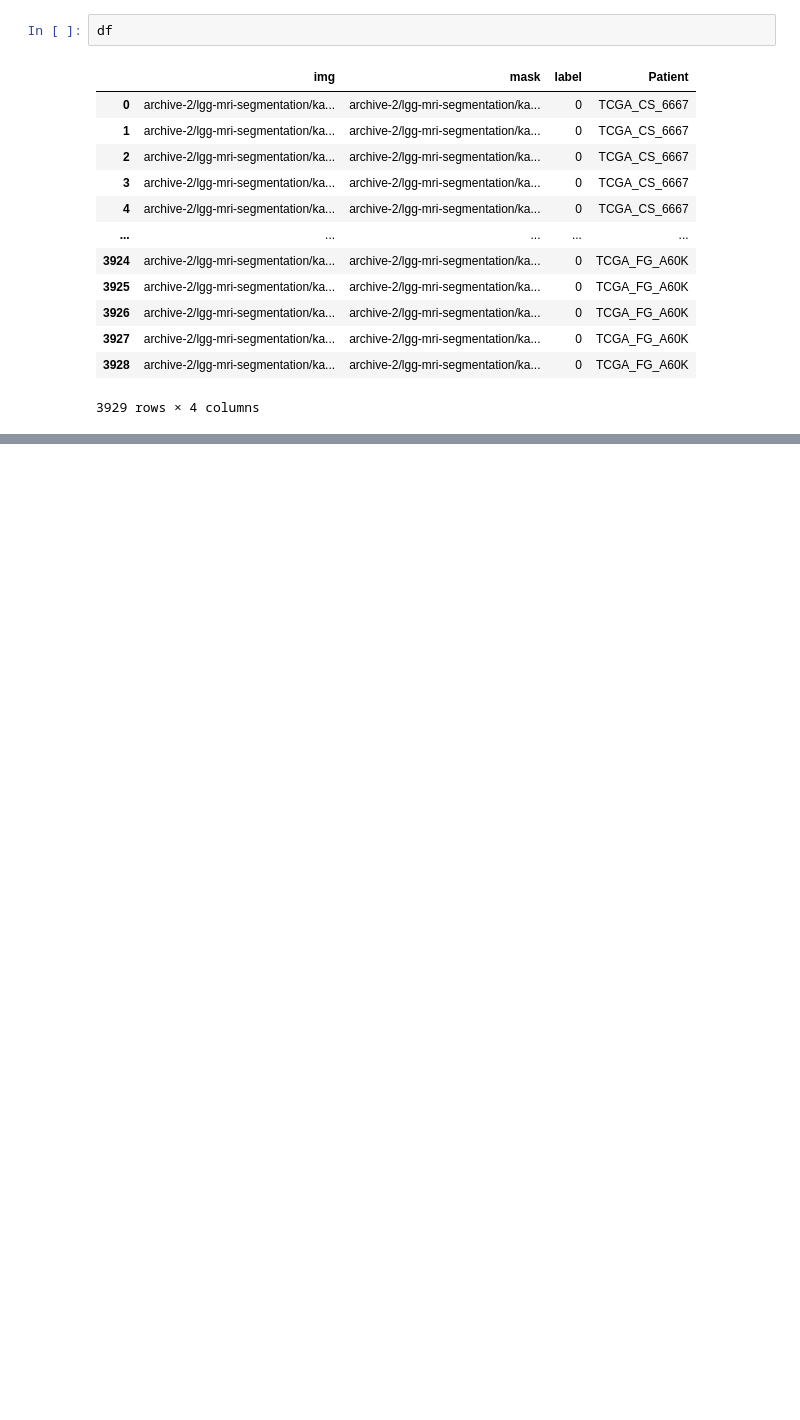
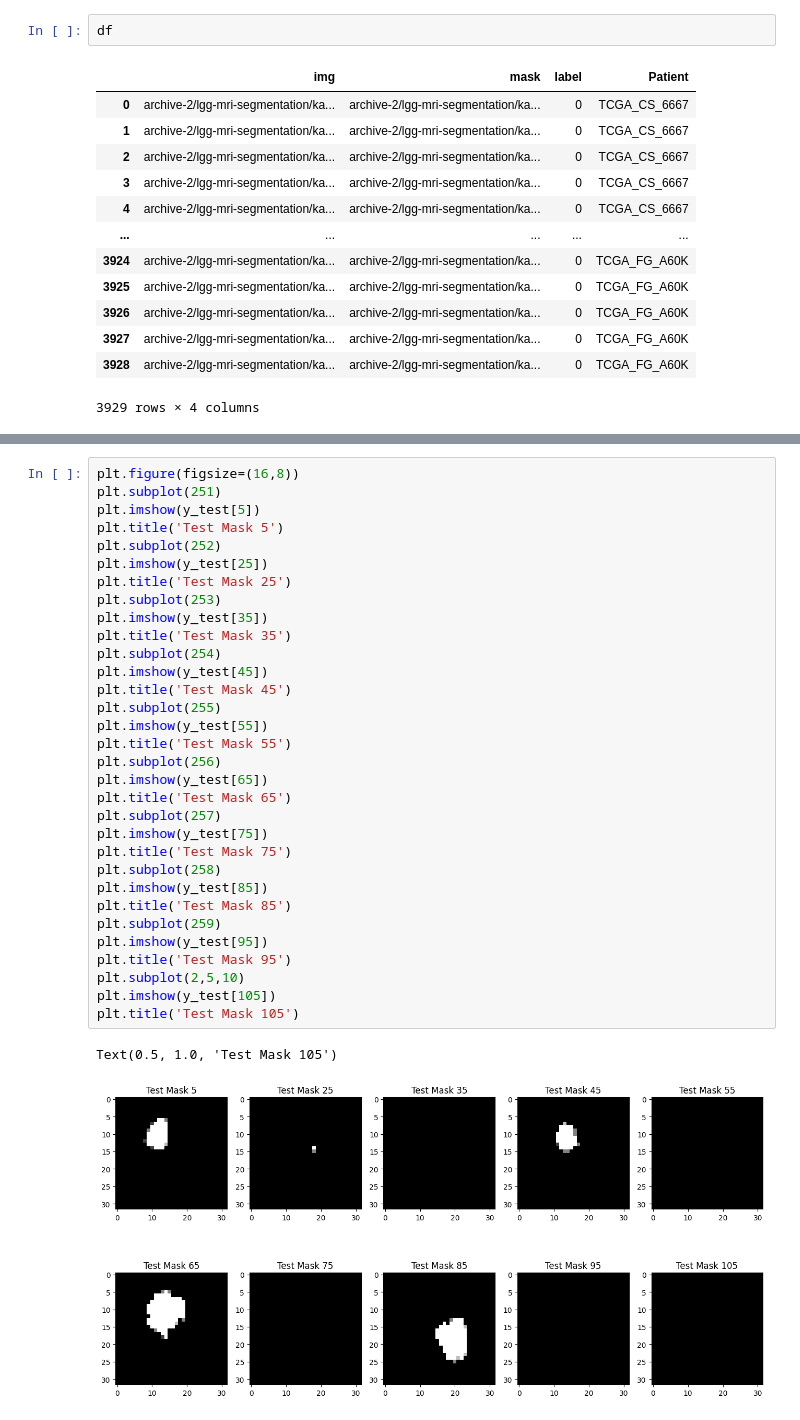
Before and after one commit to b4yc/segmentation, a Jupyter notebook: segmentation.ipynb, the cells around one changed output, grey strips where cells are left out. Cells and saved outputs as stored; diff of their text form; blank space fills up the shorter version.

```diff
--- a/segmentation.ipynb
+++ b/segmentation.ipynb
@@ -306,0 +357,35 @@ plt.imshow(y_test[20])
+# %%
+plt.figure(figsize=(16,8))
+plt.subplot(251)
+plt.imshow(y_test[5])
+plt.title('Test Mask 5')
+plt.subplot(252)
+plt.imshow(y_test[25])
+plt.title('Test Mask 25')
+plt.subplot(253)
+plt.imshow(y_test[35])
+plt.title('Test Mask 35')
+plt.subplot(254)
+plt.imshow(y_test[45])
+plt.title('Test Mask 45')
+plt.subplot(255)
+plt.imshow(y_test[55])
+plt.title('Test Mask 55')
+plt.subplot(256)
+plt.imshow(y_test[65])
+plt.title('Test Mask 65')
+plt.subplot(257)
+plt.imshow(y_test[75])
+plt.title('Test Mask 75')
+plt.subplot(258)
+plt.imshow(y_test[85])
+plt.title('Test Mask 85')
+plt.subplot(259)
+plt.imshow(y_test[95])
+plt.title('Test Mask 95')
+plt.subplot(2,5,10)
+plt.imshow(y_test[105])
+plt.title('Test Mask 105')
+# %% [output]
+Text(0.5, 1.0, 'Test Mask 105')
+[figure, added]
```
Also changed, not shown: parts of 10 cells of this notebook.
